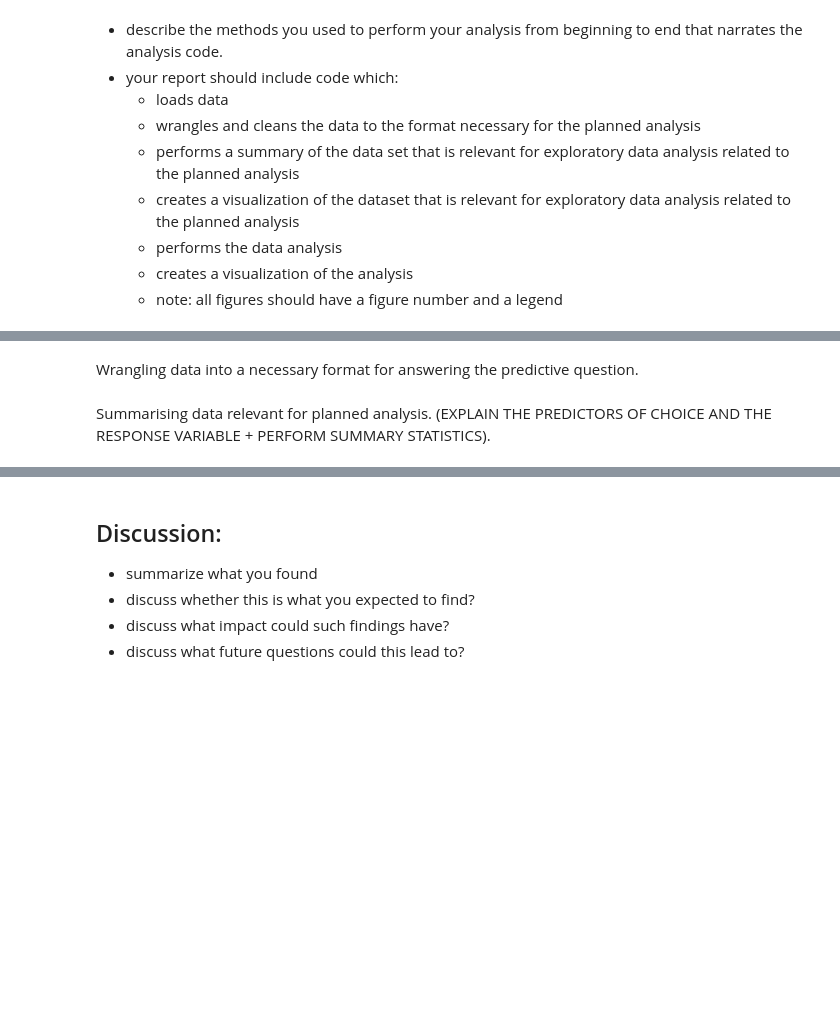
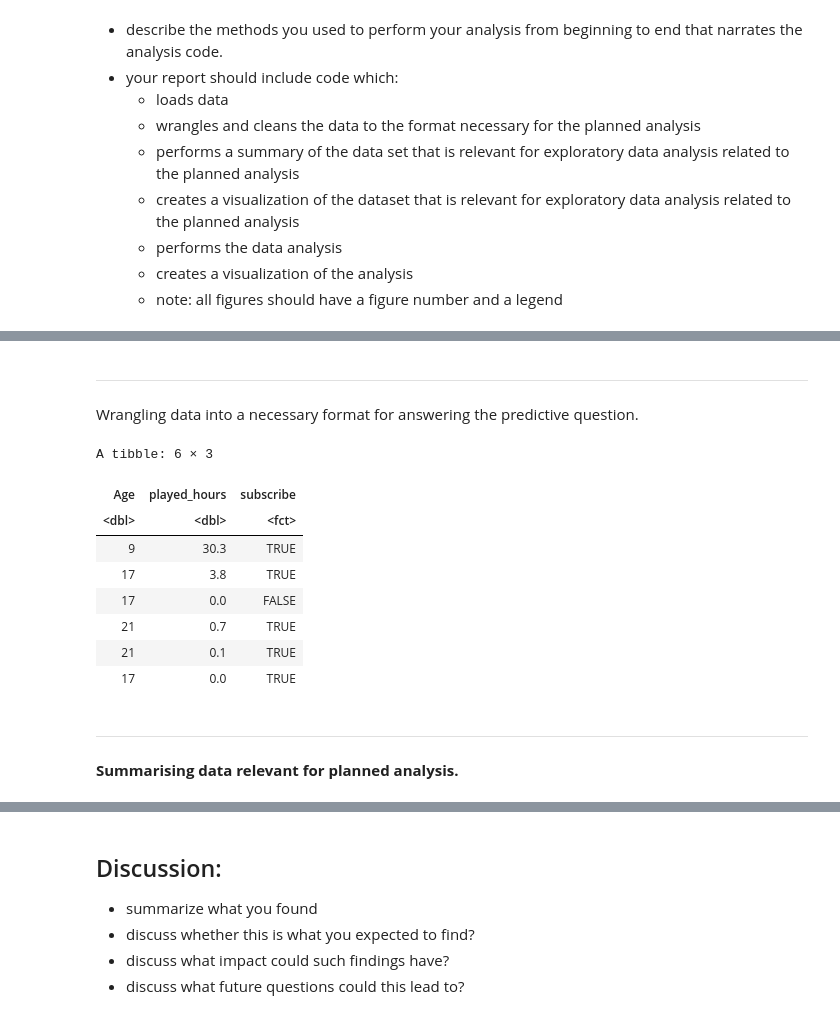
Before and after one commit to Rafee1012/dsci-100-group-project-10, a Jupyter notebook: project_final_report.ipynb, the cells around one changed output, grey strips where cells are left out. Drawn from its saved outputs; the diff is of its cells as text; code cells hidden in the pictures; blank space fills up the shorter version.

```diff
--- a/project_final_report.ipynb
+++ b/project_final_report.ipynb
@@ -60,10 +70,26 @@ lgl (1): subscribe
 ℹ Use `spec()` to retrieve the full column specification for this data.
 ℹ Specify the column types or set `show_col_types = FALSE` to quiet this message.
 # %% [markdown]
+---
+
 Wrangling data into a necessary format for answering the predictive question.
 # %%
 players <- players |>
     select(Age, played_hours, subscribe) |>
     mutate(subscribe = as_factor(subscribe))
+
+head(players)
+# %% [output]
+A tibble: 6 × 3
+| Age | played_hours | subscribe |
+| <dbl> | <dbl> | <fct> |
+| 9 | 30.3 | TRUE |
+| 17 | 3.8 | TRUE |
+| 17 | 0.0 | FALSE |
+| 21 | 0.7 | TRUE |
+| 21 | 0.1 | TRUE |
+| 17 | 0.0 | TRUE |
 # %% [markdown]
-Summarising data relevant for planned analysis. (EXPLAIN THE PREDICTORS OF CHOICE AND THE RESPONSE VARIABLE + PERFORM SUMMARY STATISTICS).
+---
+
+**Summarising data relevant for planned analysis.**
```
Also changed, not shown: parts of 38 cells of this notebook.
